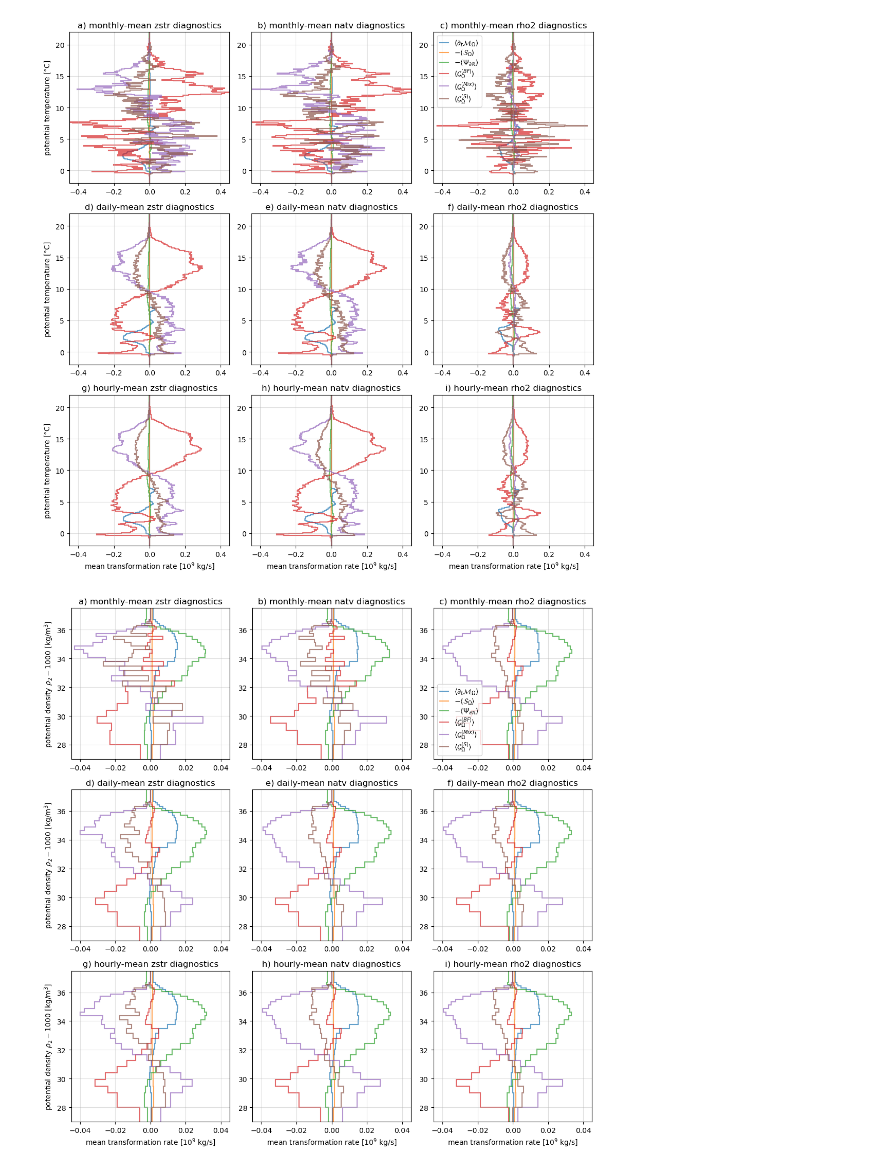
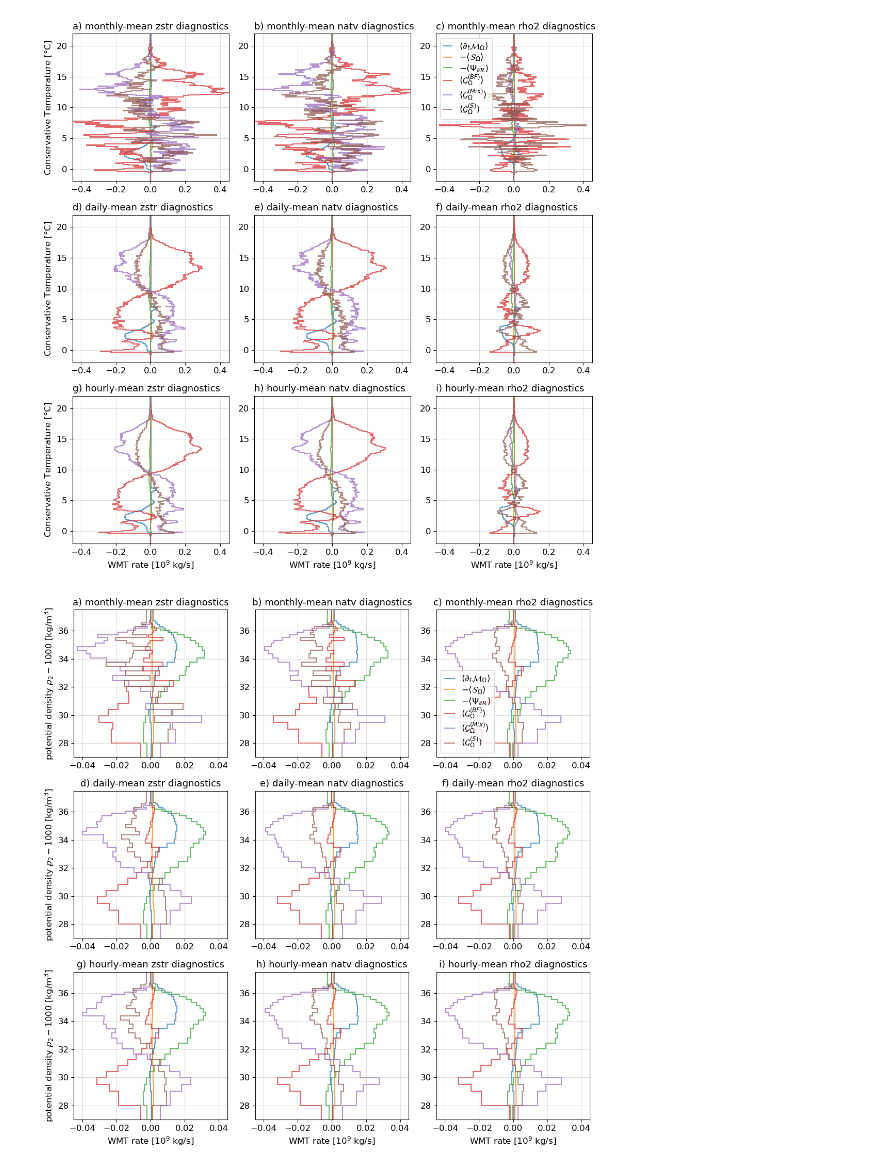
Before and after one commit to hdrake/xwmb, a Jupyter notebook: paper/diagnostic_sensitivity_matrix.ipynb, the cells around one changed output. Drawn from its saved outputs; the diff is of its cells as text; code cells hidden in the pictures.

```diff
--- a/paper/diagnostic_sensitivity_matrix.ipynb
+++ b/paper/diagnostic_sensitivity_matrix.ipynb
@@ -2,4 +2,5 @@
 import xarray as xr
 import xwmb
 import matplotlib.pyplot as plt
+plt.rcParams.update({'font.size': 12})
 # %%
@@ -40,7 +39,7 @@ def stairs(wmt, var, units="kg/s", **kwargs):
     coord = wmt[[c for c in wmt.coords if "l_target" in c][0]]
     coord_bounds = wmt[[c for c in wmt.coords if "i_target" in c][0]]
     l = plt.stairs(da, coord_bounds, **kwargs, orientation="horizontal")
-    plt.xlabel(f"mean transformation rate [{units}]")
+    plt.xlabel(f"WMT rate [{units}]")
     return l
 # %%
 import matplotlib.colors as colors
@@ -48,10 +47,10 @@ import cmocean
 import gsw
 import numpy as np
 
-ylims = {"heat": (-2, 22), "salt": (0, 40), "sigma0": (0, 30)}
-ylabels = {"heat": r"potential temperature [$\degree$C]", "salt": "practical salinity [psu]", "sigma0": r"potential density $\rho_{0} - 1000$ [kg/m$^{3}$]"}
+ylims = {"heat": (-1, 20), "salt": (0, 36), "sigma0": (0, 30)}
+ylabels = {"heat": r"Conservative Temperature [$\degree$C]", "salt": "Absolute Salinity [g/kg]", "sigma0": r"potential density $\rho_{0} - 1000$ [kg/m$^{3}$]"}
 
-fig, axes = plt.subplots(2,2,figsize=(9,7.25))
+fig, axes = plt.subplots(2,2,figsize=(10.5,9))
 
 wmt = xr.open_dataset(f"data/baltic_wmb_sigma0_natv_hourly.nc")
 
@@ -61,15 +60,15 @@ i=0
 ax = axes.flatten()[i]
 plt.sca(ax)
 pc = wmt.thermo_hist.where(wmt.thermo_hist!=0, 1.e-12).plot(norm=colors.LogNorm(vmin=5.e-4, vmax=5.e-1), x="sa_bin", cmap=cmocean.cm.amp)
-pc.colorbar.set_label("water mass probability density function")
+pc.colorbar.set_label("water mass probability density")
 plt.xlim(ylims["salt"])
 plt.ylim(ylims["heat"])
 
 pc = σ0.sel(sa_bin=slice(*ylims["salt"]), ct_bin=slice(*ylims["heat"])).plot.contour(levels=np.arange(0., 30, 1), x="sa_bin", colors="k", linewidths=0.5, alpha=0.8)
 ax.clabel(pc, pc.levels[::2], inline=True, fontsize=12)
 
-plt.xlabel("absolute salinity [g/kg]")
-plt.ylabel("conservative temperature [$^{\circ}$C]")
+plt.xlabel("Absolute Salinity [g/kg]")
+plt.ylabel("Conservative Temperature [$^{\circ}$C]")
 plt.title(f"{labels[i]}", y=0.915, x=0.0125, loc="left")
 
 for i, lam in enumerate(["heat", "salt", "sigma0"], start=1):
@@ -81,14 +80,14 @@ for i, lam in enumerate(["heat", "salt", "sigma0"], start=1):
     plt.sca(ax)
     stairs( wmt_mean, 'mass_tendency',             label=r"$\langle \partial_{t} \mathcal{M}_{\Omega} \rangle$",**kwargs)
     stairs(-wmt_mean, 'mass_source',               label=r"$-\langle \mathcal{S}_{\Omega} \rangle$",            **kwargs)
-    stairs(-wmt_mean, 'overturning',               label=r"$-\langle \Psi_{\partial \mathcal{R}} \rangle$",     **kwargs)
+    stairs(-wmt_mean, 'convergent_mass_transport', label=r"$-\langle \Psi_{\partial \mathcal{R}} \rangle$",     **kwargs)
     stairs( wmt_mean, 'boundary_fluxes',           label=r"$\langle \mathcal{G}_{\Omega}^{(BF)} \rangle$",      **kwargs)
     label = r"$\langle \mathcal{G}_{\Omega}^{(Mix)}\rangle + \langle \mathcal{G}_{\Omega}^{(S)} \rangle$"
     stairs( wmt_mean, 'diffusion_both',            label=label,     **kwargs)
     plt.ylabel(ylabels[lam]);
 
     if i>=1:
-        plt.legend(handlelength=0.6, labelspacing=0.05)
+        plt.legend(handlelength=0.6, labelspacing=0.05, loc="upper right")
 
     plt.grid(True, alpha=0.4)
     plt.ylim(ylims[lam]);
@@ -122,36 +121,37 @@ plt.savefig("figures/test_steadystate_budget_assumption.png", bbox_inches="tight
 # %%
 fig, axes = plt.subplots(3,3,figsize=(11,11))
 i = 0
 for dt in ["monthly", "daily", "hourly"]:
     for gridname in ["zstr", "natv", "rho2"]:
         wmt = xr.open_dataset(f"data/baltic_wmb_heat_{gridname}_{dt}.nc")
         wmt_mean = wmt.mean('time')*1e-9
 
         ax = axes.flatten()[i]
         plt.sca(ax)
         stairs( wmt_mean, 'mass_tendency',             label=r"$\langle \partial_{t} \mathcal{M}_{\Omega} \rangle$",**kwargs)
         stairs(-wmt_mean, 'mass_source',               label=r"$-\langle \mathcal{S}_{\Omega} \rangle$",            **kwargs)
-        stairs(-wmt_mean, 'overturning',               label=r"$-\langle \Psi_{\partial \mathcal{R}} \rangle$",                   **kwargs)
+        stairs(-wmt_mean, 'convergent_mass_transport', label=r"$-\langle \Psi_{\partial \mathcal{R}} \rangle$",                   **kwargs)
         stairs( wmt_mean, 'boundary_fluxes',           label=r"$\langle \mathcal{G}_{\Omega}^{(BF)} \rangle$",      **kwargs)
         stairs( wmt_mean, 'diffusion',                 label=r"$\langle \mathcal{G}_{\Omega}^{(Mix)} \rangle$",     **kwargs)
         stairs( wmt_mean, 'spurious_numerical_mixing', label=r"$\langle \mathcal{G}_{\Omega}^{(S)} \rangle$", **kwargs)
-        plt.ylabel(r"potential temperature [$\degree$C]");
+        plt.ylabel(ylabels["heat"]);
 
         if i==2:
-            plt.legend(loc="upper left", handlelength=1.2, labelspacing=0.12)
+            plt.legend(loc="upper left", handlelength=1., labelspacing=0.09)
         if gridname != "zstr":
             plt.ylabel("")
         if dt != "hourly":
             plt.xlabel("")
         plt.grid(True, alpha=0.4)
-        plt.title(f"{labels[i]} {dt}-mean {gridname} diagnostics")
+        plt.title(f"{labels[i]} {dt}-mean {gridname} diagnostics", loc="left", fontsize=13)
+        plt.title("")
         plt.ylim(-2, 22);
         plt.xlim(-0.45, 0.45)
         i+=1
 plt.tight_layout()
 plt.savefig("figures/offline_budget_convergence_heat.png", bbox_inches="tight", dpi=250)
 # %% [output]
-[figure, old version]
+[figure, new version]
 # %%
 fig, axes = plt.subplots(3,3,figsize=(11,11))
 i = 0
@@ -164,7 +164,7 @@ for dt in ["monthly", "daily", "hourly"]:
         plt.sca(ax)
         stairs( wmt_mean, 'mass_tendency',             label=r"$\langle \partial_{t} \mathcal{M}_{\Omega}\rangle$",**kwargs)
         stairs(-wmt_mean, 'mass_source',               label=r"$-\langle \mathcal{S}_{\Omega}\rangle$",            **kwargs)
-        stairs(-wmt_mean, 'overturning',               label=r"$-\langle \Psi_{\partial \mathcal{R}}\rangle$",                   **kwargs)
+        stairs(-wmt_mean, 'convergent_mass_transport', label=r"$-\langle \Psi_{\partial \mathcal{R}}\rangle$",                   **kwargs)
         stairs( wmt_mean, 'boundary_fluxes',           label=r"$\langle \mathcal{G}_{\Omega}^{(BF)}\rangle$",      **kwargs)
         stairs( wmt_mean, 'diffusion',                 label=r"$\langle \mathcal{G}_{\Omega}^{(Mix)}\rangle$",     **kwargs)
         stairs( wmt_mean, 'spurious_numerical_mixing', label=r"$\langle \mathcal{G}_{\Omega}^{(S)} \rangle$", **kwargs)
@@ -177,14 +177,14 @@ for dt in ["monthly", "daily", "hourly"]:
         if dt != "hourly":
             plt.xlabel("")
         plt.grid(True, alpha=0.4)
-        plt.title(f"{labels[i]} {dt}-mean {gridname} diagnostics")
+        plt.title(f"{labels[i]} {dt}-mean {gridname} diagnostics", fontsize=13)
         plt.ylim(27, 37.5);
         plt.xlim(-0.045, 0.045)
         i+=1
 plt.tight_layout()
 plt.savefig("figures/offline_budget_convergence_sigma2-online-diagbins.png", bbox_inches="tight", dpi=250)
 # %% [output]
-[figure, old version]
+[figure, new version]
 # %%
 fig, axes = plt.subplots(3,3,figsize=(11,11))
 i = 0
```
Also changed, not shown: parts of 5 cells of this notebook, 7 other files.
